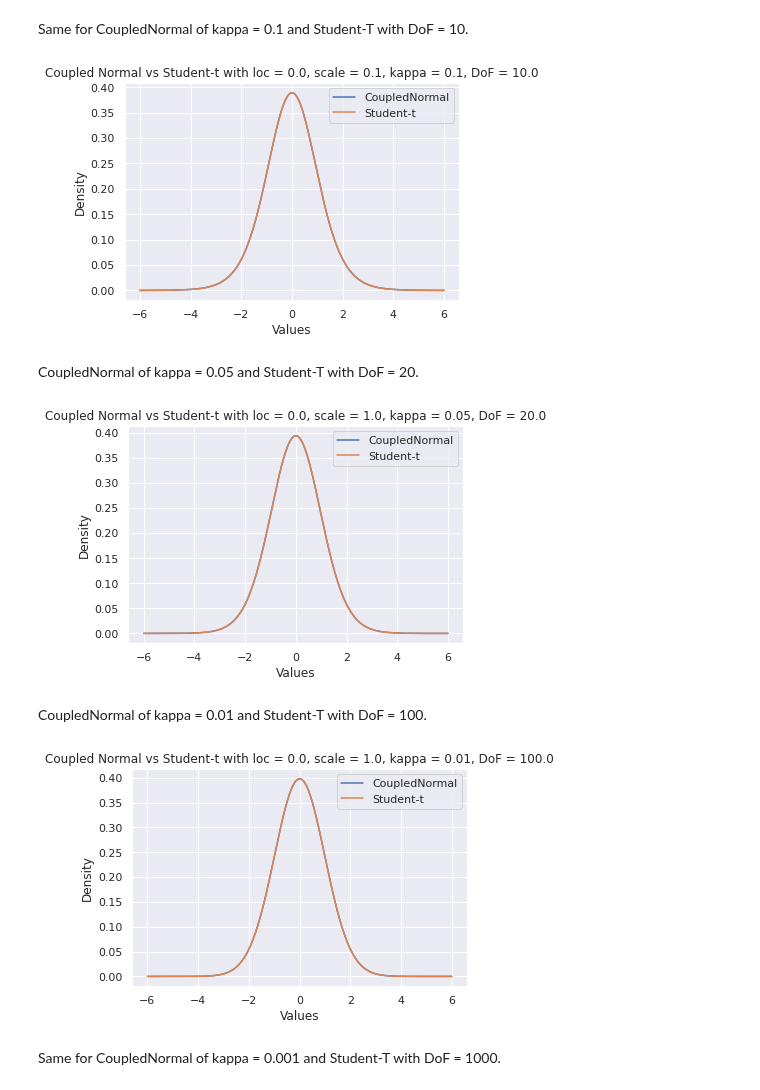
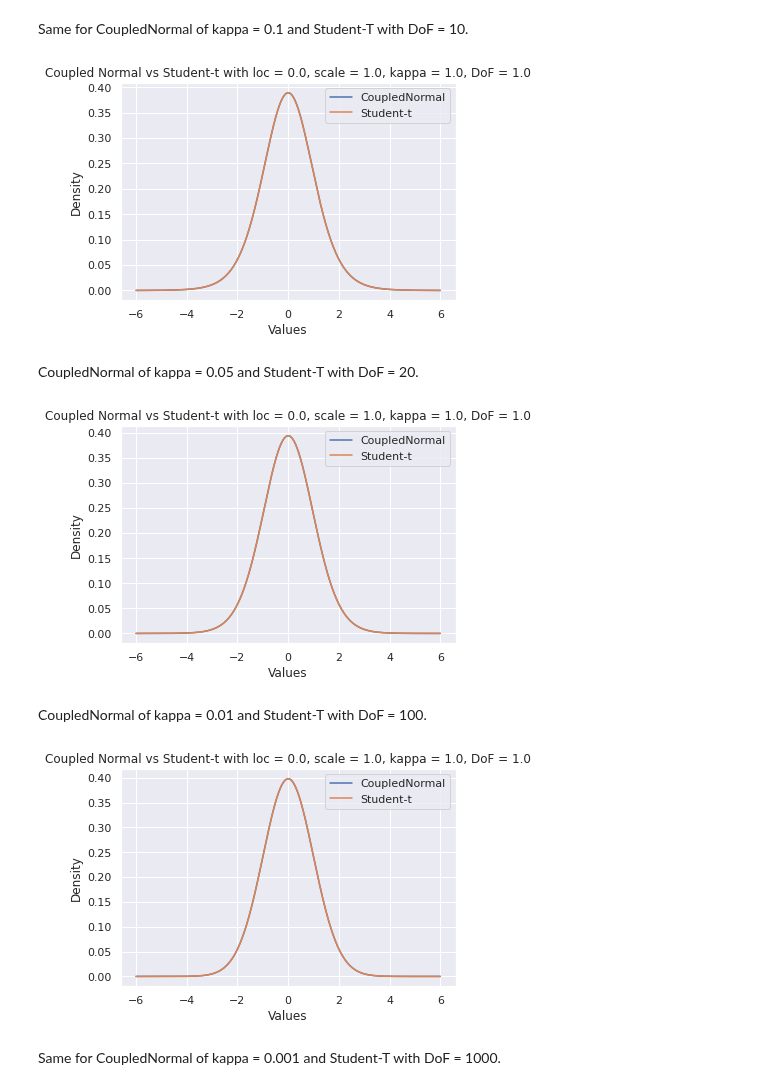
Before and after one commit to Photrek/Nonlinear-Statistical-Coupling, a Jupyter notebook: examples/guide_v0.ipynb, the cells around one changed output. Drawn from its saved outputs; the diff is of its cells as text; code cells hidden in the pictures.

```diff
--- a/examples/guide_v0.ipynb
+++ b/examples/guide_v0.ipynb
@@ -232,11 +234,11 @@ plt.show();
 # %% [markdown]
 Same for CoupledNormal of kappa = 0.1 and Student-T with DoF = 10.
 # %%
-kappa = 0.1
-p_dist = nsd.CoupledNormal(loc=loc, scale=scale, kappa=kappa, alpha=alpha)
+p_kappa = 0.1
+p_dist = nsd.CoupledNormal(loc=p_loc, scale=p_scale, kappa=p_kappa, alpha=p_alpha)
 p_pdf = p_dist.prob(X)
 
-t_dist = tfd.StudentT(df=1/kappa, loc=p_loc, scale=p_scale)
+t_dist = tfd.StudentT(df=1/p_kappa, loc=p_loc, scale=p_scale)
 t_pdf = t_dist.prob(X)
 
 plt.plot(X, p_pdf, label=f'CoupledNormal')
@@ -248,15 +250,15 @@ plt.ylabel('Density')
 plt.legend()
 plt.show();
 # %% [output]
-[figure, old version]
+[figure, new version]
 # %% [markdown]
 CoupledNormal of kappa = 0.05 and Student-T with DoF = 20.
 # %%
-kappa = 0.05
-p_dist = nsd.CoupledNormal(loc=loc, scale=scale, kappa=kappa, alpha=alpha)
+p_kappa = 0.05
+p_dist = nsd.CoupledNormal(loc=p_loc, scale=p_scale, kappa=p_kappa, alpha=p_alpha)
 p_pdf = p_dist.prob(X)
 
-t_dist = tfd.StudentT(df=1/kappa, loc=p_loc, scale=p_scale)
+t_dist = tfd.StudentT(df=1/p_kappa, loc=p_loc, scale=p_scale)
 t_pdf = t_dist.prob(X)
 
 plt.plot(X, p_pdf, label=f'CoupledNormal')
@@ -268,27 +270,27 @@ plt.ylabel('Density')
 plt.legend()
 plt.show();
 # %% [output]
-[figure, old version]
+[figure, new version]
 # %% [markdown]
 CoupledNormal of kappa = 0.01 and Student-T with DoF = 100.
 # %%
-kappa = 0.01
-p_dist = nsd.CoupledNormal(loc=loc, scale=scale, kappa=kappa, alpha=alpha)
+p_kappa = 0.01
+p_dist = nsd.CoupledNormal(loc=p_loc, scale=p_scale, kappa=p_kappa, alpha=p_alpha)
 p_pdf = p_dist.prob(X)
 
-t_dist = tfd.StudentT(df=1/kappa, loc=p_loc, scale=p_scale)
+t_dist = tfd.StudentT(df=1/p_kappa, loc=p_loc, scale=p_scale)
 t_pdf = t_dist.prob(X)
 
 plt.plot(X, p_pdf, label=f'CoupledNormal')
 plt.plot(X, t_pdf, label=f'Student-t')
 
 plt.title(f'Coupled Normal vs Student-t with loc = {p_loc}, scale = {p_scale}, kappa = {kappa}, DoF = {1/kappa}')
 plt.xlabel('Values')
 plt.ylabel('Density')
 plt.legend()
 plt.show();
 # %% [output]
-[figure, old version]
+[figure, new version]
 # %% [markdown]
 Same for CoupledNormal of kappa = 0.001 and Student-T with DoF = 1000.
 # %%
```
Also changed, not shown: parts of 19 cells of this notebook, 4 other files.
